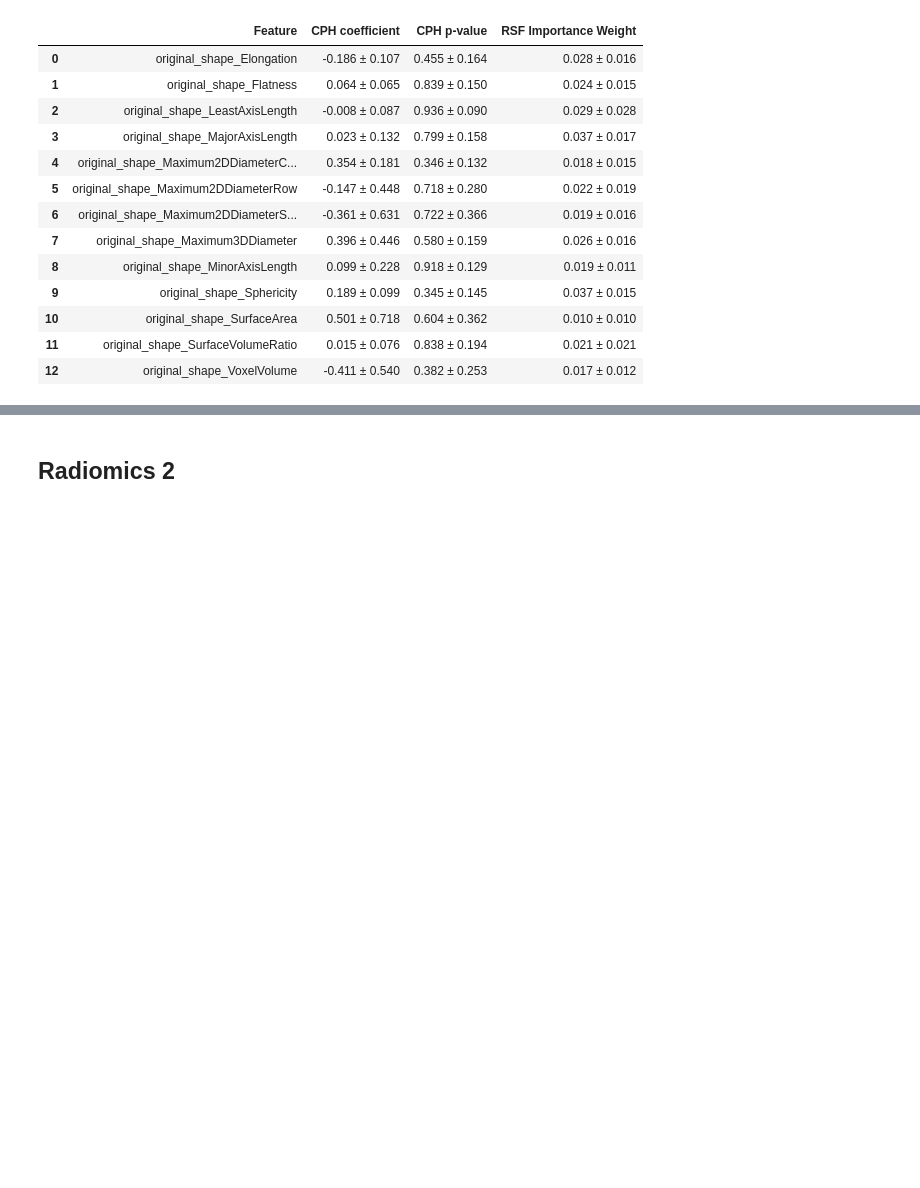
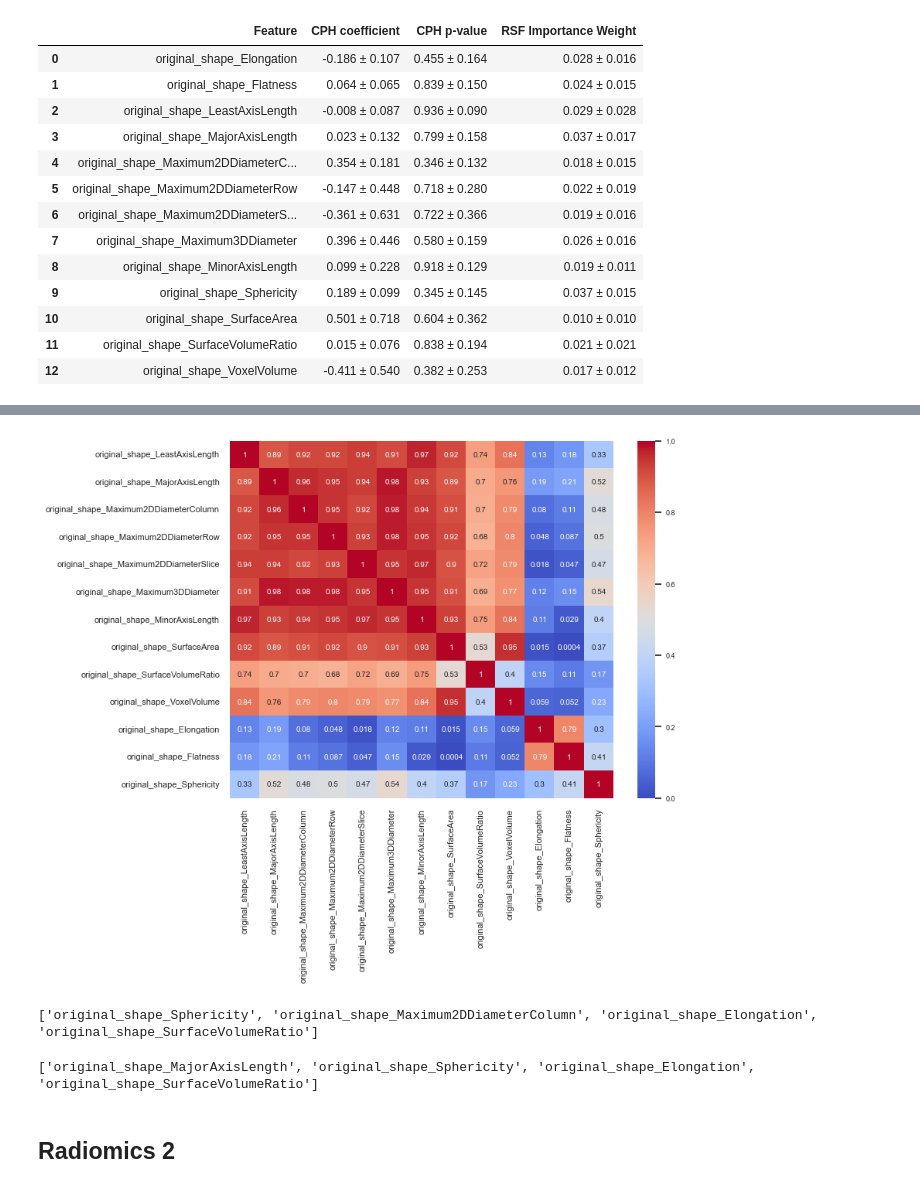
Before and after one commit to hleu/survival_nlst, a Jupyter notebook: molly_media_code/Feature Importance Analysis.ipynb, the cells around one changed output, grey strips where cells are left out. Drawn from its saved outputs; the diff is of its cells as text; code cells hidden in the pictures; blank space fills up the shorter version.

```diff
--- a/molly_media_code/Feature Importance Analysis.ipynb
+++ b/molly_media_code/Feature Importance Analysis.ipynb
@@ -168,3 +331,19 @@ fig.tight_layout()
+# %%
+fig, ax = plt.subplots(1, 1, figsize=(8,6))
+
+sn.set(font_scale=0.6)
+ax.tick_params(axis='both', which='major', labelsize=8)
+a = sn.heatmap(cluster_corr(rad1_corr_matrix.abs()), annot=True, ax=ax, vmin=0, vmax=1, cmap='coolwarm')
+# %% [output]
+[figure, added]
+# %%
+print (feature_selection(-rad1_avg_p, radiomics1_feature_names, rad1_corr_matrix, 0.75, 0.3))
+# %% [output]
+['original_shape_Sphericity', 'original_shape_Maximum2DDiameterColumn', 'original_shape_Elongation', 'original_shape_SurfaceVolumeRatio']
+# %%
+print (feature_selection(rad1_avg_rsf_weight, radiomics1_feature_names, rad1_corr_matrix, 0.75, 0.3))
+# %% [output]
+['original_shape_MajorAxisLength', 'original_shape_Sphericity', 'original_shape_Elongation', 'original_shape_SurfaceVolumeRatio']
 # %% [markdown]
 ## Radiomics 2
 # %%
```
Also changed, not shown: parts of 29 cells of this notebook, 2 other files.
